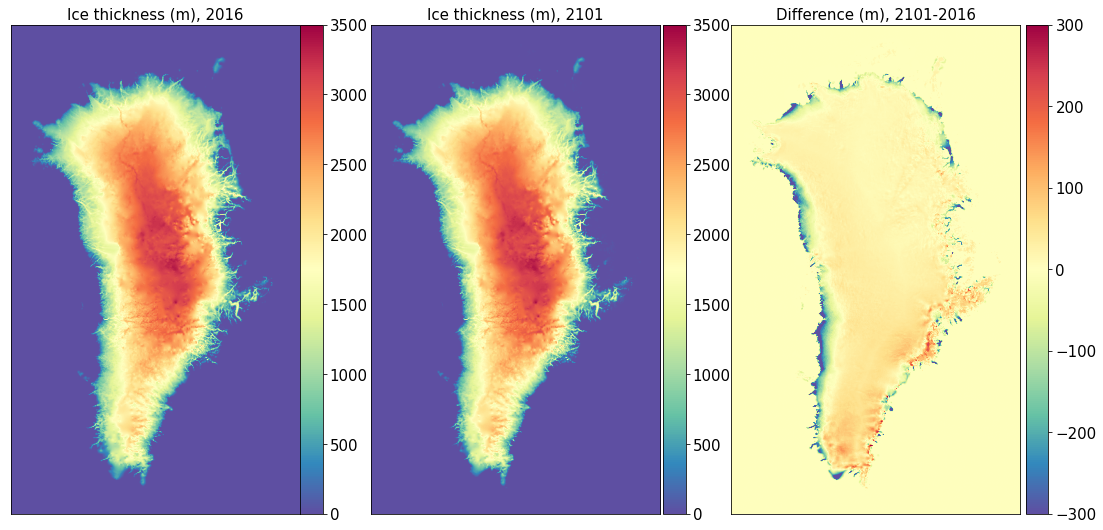
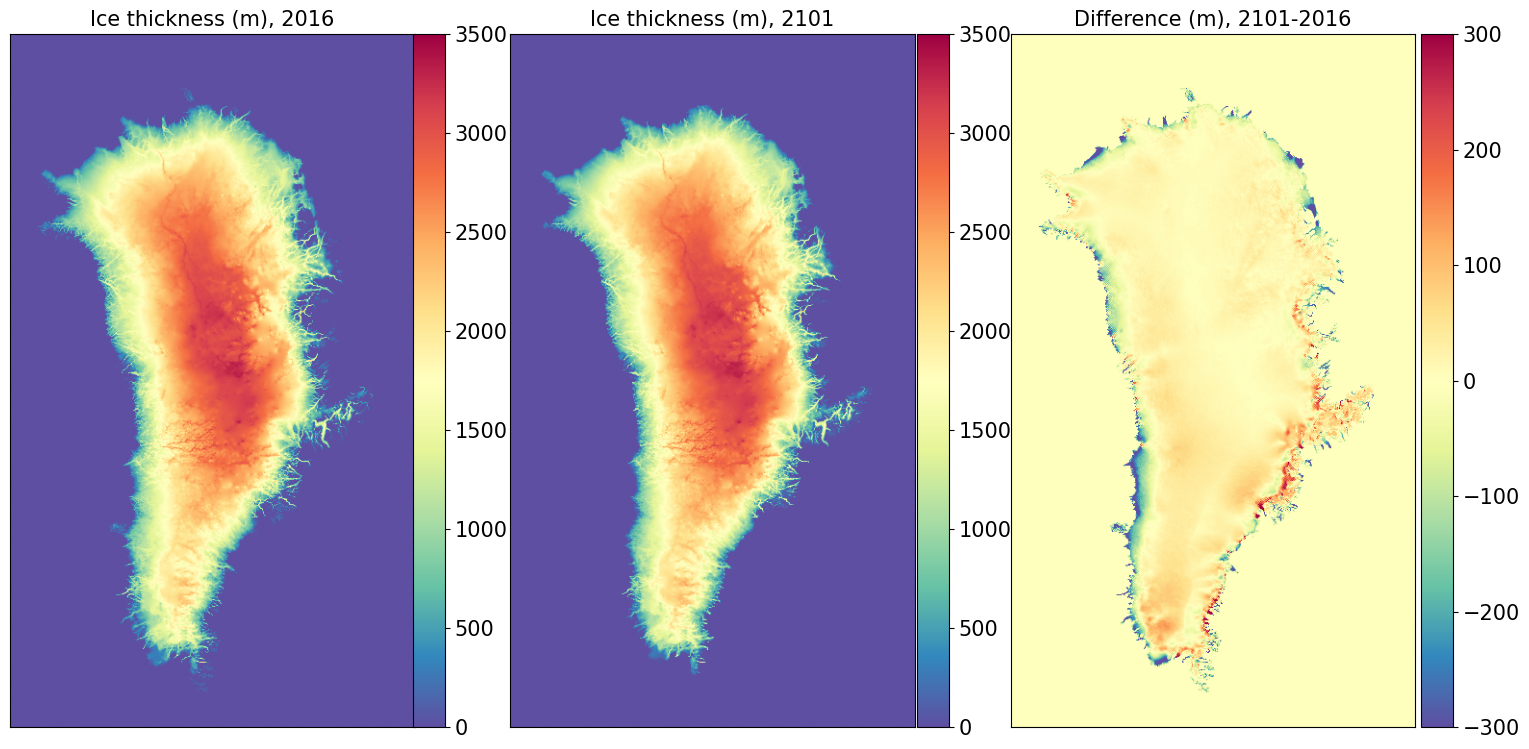
Unified diff of the notebook cell whose output changed from the first chart to the second:
--- before
+++ after
@@ -1,7 +1,6 @@
 labelsize=15
-my_cmap = mcm.get_cmap('Spectral_r')
+my_cmap = mpl.colormaps['Spectral_r']
+fig, ax = plt.subplots(1, 3, sharey=True, figsize=[21, 9])
 
-
-fig, ax = plt.subplots(1, 3, sharey=True, figsize=[21, 9])
 
 # Plotting thickness for year1
@@ -9,21 +8,14 @@
 vmin = 0
 vmax = 3500
-
 last_panel0 = ax[0].imshow(thk1, vmin=vmin, vmax=vmax,
                        cmap=my_cmap)
-
 title0 = 'Ice thickness (m), ' + year1 
 ax[0].set_title(title0, fontsize=labelsize)
-
 fig.subplots_adjust(right=0.8)
-
 pos = ax[0].get_position()
 cax = fig.add_axes([0.32, pos.y0, 0.015, pos.y1 - pos.y0])
-
 cbar = fig.colorbar(last_panel0,cax=cax)
 cbar.ax.tick_params(labelsize=labelsize)
-
 cbar.ax.get_yaxis().labelpad = 15
-
 
 
@@ -32,9 +24,6 @@
 last_panel1 = ax[1].imshow(thk2, vmin=vmin, vmax=vmax,
                        cmap=my_cmap)
-
 title1 = 'Ice thickness (m), ' + year2 
-
 ax[1].set_title(title1, fontsize=labelsize)
-
 pos = ax[1].get_position()
 cax = fig.add_axes([0.56, pos.y0, 0.015, pos.y1 - pos.y0])
@@ -44,15 +33,11 @@
 
 
-
 # Plotting the difference in ice thickness
 
 vmin = -300
 vmax = 300
-
 last_panel2 = ax[2].imshow(diff_thk, vmin=vmin, vmax=vmax,
                        cmap=my_cmap)
-
 title2 = 'Difference (m), ' + year2 + '-' + year1 
-
 ax[2].set_title(title2, fontsize=labelsize)
 pos = ax[2].get_position()
@@ -60,6 +45,4 @@
 cbar = fig.colorbar(last_panel2,cax=cax)
 cbar.ax.tick_params(labelsize=labelsize)
-
-
 for i in range(len(ax)):
     ax[i].invert_yaxis()

Commit: Updates to CISM challenge exercise